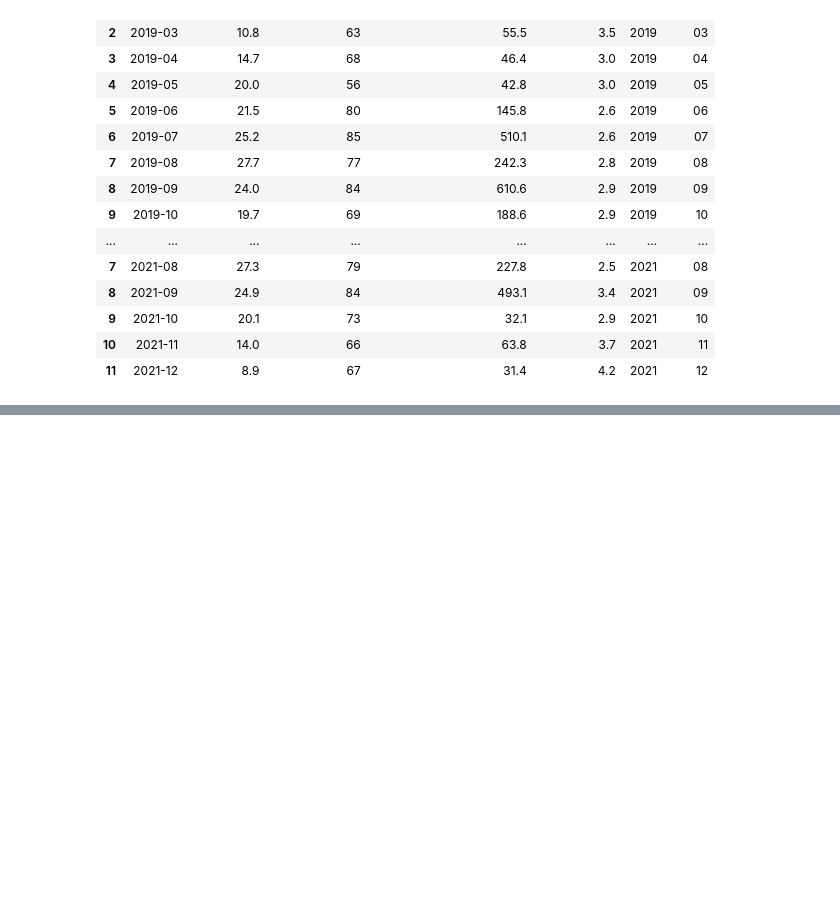
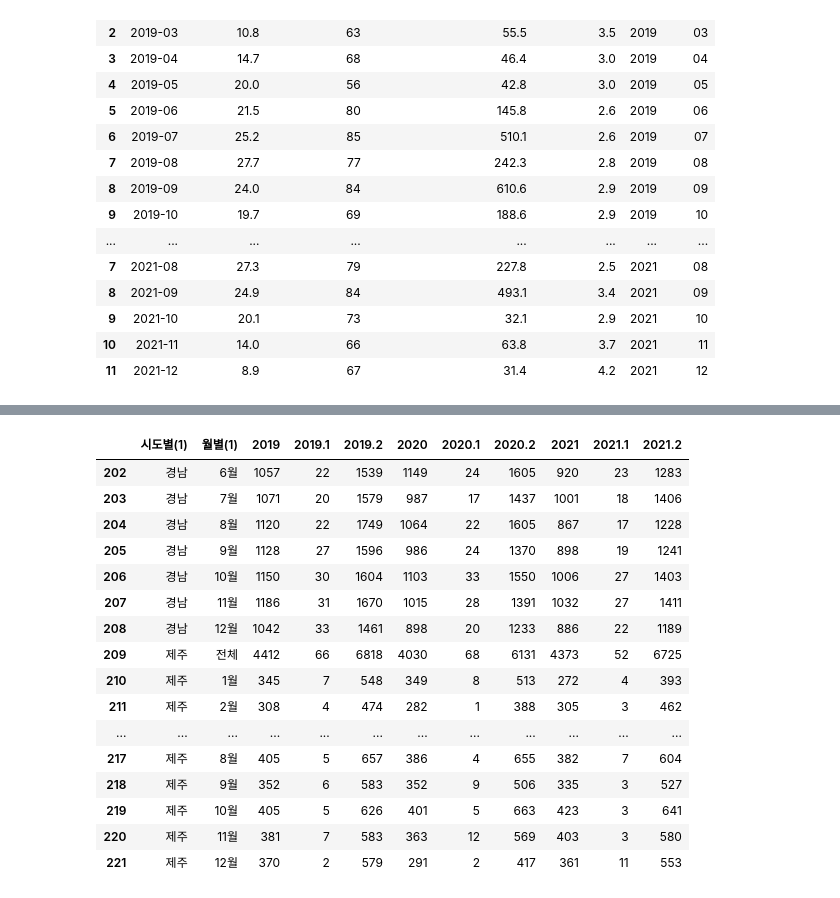
Before and after one commit to ha-es/doit_python, a Jupyter notebook: BDA/하은서73_0326_필수2.ipynb, the cells around one changed output, grey strips where cells are left out. Saved outputs shown, nothing was run; the diff lists cells and outputs as text; code cells hidden in the pictures; blank space fills up the shorter version.

```diff
--- a/BDA/하은서73_0326_필수2.ipynb
+++ b/BDA/하은서73_0326_필수2.ipynb
@@ -195,0 +192,3 @@ df.groupby('year').mean()
+# %%
+jeju_ac = pd.read_csv('시도별_교통사고.csv',encoding='euc-kr')
+jeju_ac
@@ -195,0 +209,21 @@ df.groupby('year').mean()
+# %%
+# 시도별 데이터이므로 제주를 확인하기 위해 tail
+jeju_ac.tail(20)
+# %% [output]
+|  | 시도별(1) | 월별(1) | 2019 | 2019.1 | 2019.2 | 2020 | 2020.1 | 2020.2 | 2021 | 2021.1 | 2021.2 |
+| 202 | 경남 | 6월 | 1057 | 22 | 1539 | 1149 | 24 | 1605 | 920 | 23 | 1283 |
+| 203 | 경남 | 7월 | 1071 | 20 | 1579 | 987 | 17 | 1437 | 1001 | 18 | 1406 |
+| 204 | 경남 | 8월 | 1120 | 22 | 1749 | 1064 | 22 | 1605 | 867 | 17 | 1228 |
+| 205 | 경남 | 9월 | 1128 | 27 | 1596 | 986 | 24 | 1370 | 898 | 19 | 1241 |
+| 206 | 경남 | 10월 | 1150 | 30 | 1604 | 1103 | 33 | 1550 | 1006 | 27 | 1403 |
+| 207 | 경남 | 11월 | 1186 | 31 | 1670 | 1015 | 28 | 1391 | 1032 | 27 | 1411 |
+| 208 | 경남 | 12월 | 1042 | 33 | 1461 | 898 | 20 | 1233 | 886 | 22 | 1189 |
+| 209 | 제주 | 전체 | 4412 | 66 | 6818 | 4030 | 68 | 6131 | 4373 | 52 | 6725 |
+| 210 | 제주 | 1월 | 345 | 7 | 548 | 349 | 8 | 513 | 272 | 4 | 393 |
+| 211 | 제주 | 2월 | 308 | 4 | 474 | 282 | 1 | 388 | 305 | 3 | 462 |
+| ... | ... | ... | ... | ... | ... | ... | ... | ... | ... | ... | ... |
+| 217 | 제주 | 8월 | 405 | 5 | 657 | 386 | 4 | 655 | 382 | 7 | 604 |
+| 218 | 제주 | 9월 | 352 | 6 | 583 | 352 | 9 | 506 | 335 | 3 | 527 |
+| 219 | 제주 | 10월 | 405 | 5 | 626 | 401 | 5 | 663 | 423 | 3 | 641 |
+| 220 | 제주 | 11월 | 381 | 7 | 583 | 363 | 12 | 569 | 403 | 3 | 580 |
+| 221 | 제주 | 12월 | 370 | 2 | 579 | 291 | 2 | 417 | 361 | 11 | 553 |
```
Also changed, not shown: parts of 24 cells of this notebook, 5 other files.
